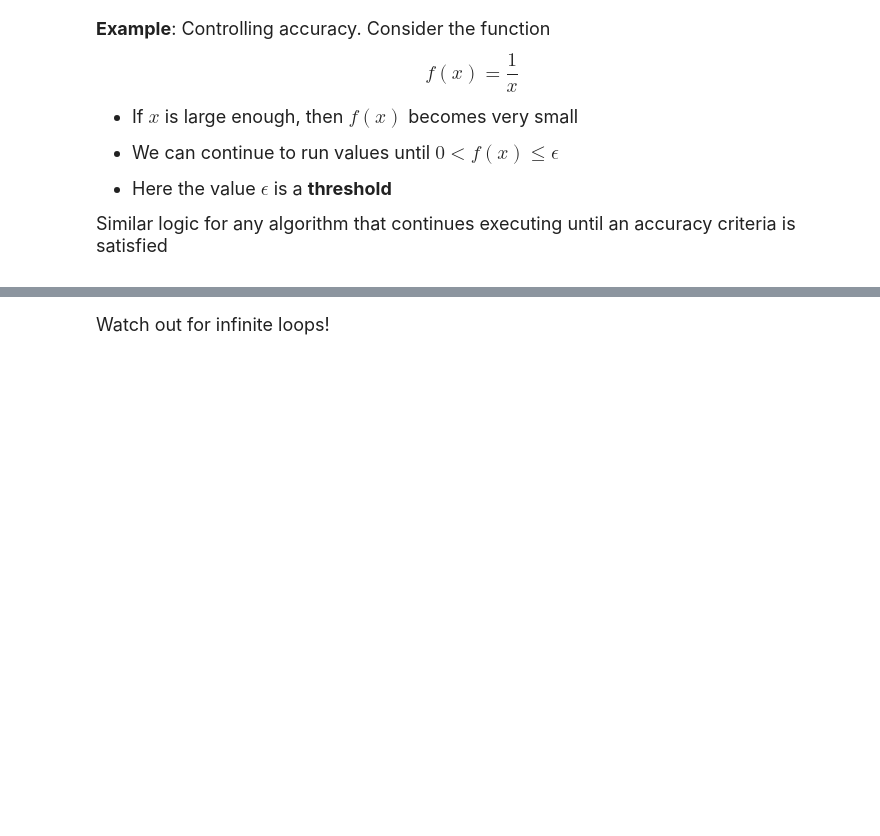
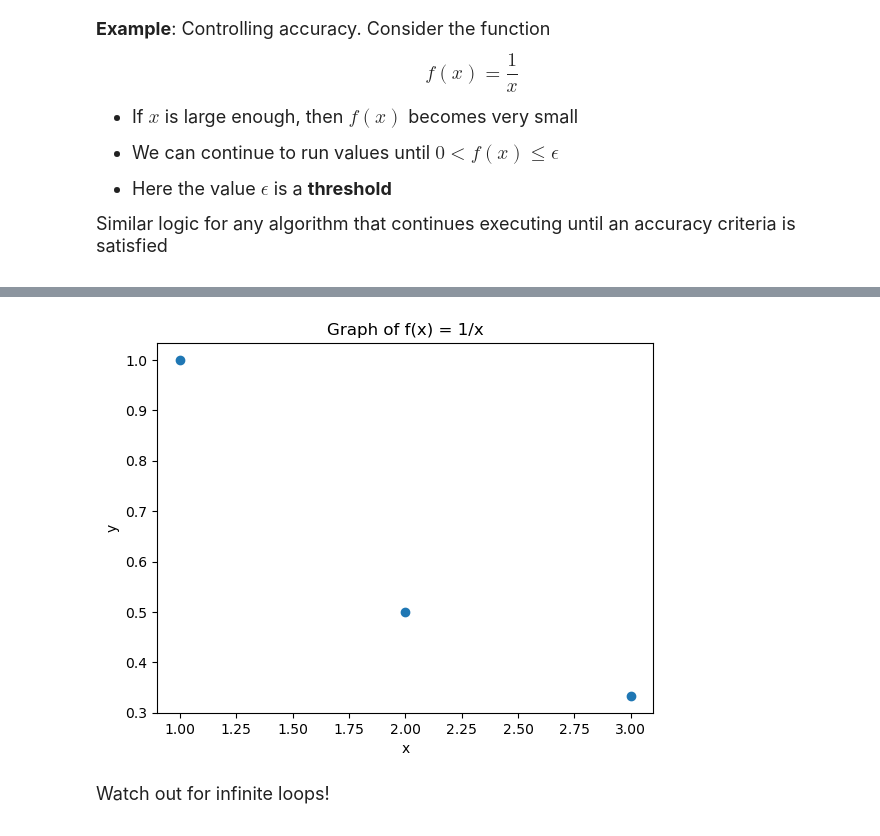
Before and after one commit to larissay23/datasci151spring2026, a Jupyter notebook: lecture_08/lecture_08 copy.ipynb, the cells around one changed output, grey strips where cells are left out. Cells and saved outputs as stored; diff of their text form; code cells hidden in the pictures; blank space fills up the shorter version.

```diff
--- a/lecture_08/lecture_08 copy.ipynb
+++ b/lecture_08/lecture_08 copy.ipynb
@@ -487,3 +587,29 @@ plt.show()
+# %%
+#for loops, we know how many times to run
+#for while, we don't know but it will keep running until something becomes false
+
+# Specify a threshold level
+
+eps = 0.25
+
+x_list = [] #start with empty lists
+y_list = []
+
+
+x = 1
+while 1/x > eps: #saying check if this is true, if it is run what is within // when it comes false, it goes out of loop to single commands coming after the loop
+    x_list.append(x)
+    y_list.append(1/x)
+    x = x + 1
+
+plt.scatter(x = x_list, y = y_list)
+plt.title("Graph of f(x) = 1/x")
+plt.xlabel('x')
+plt.ylabel("y")
+plt.show()
+#runs until x=39 because x=40 means 1/x = 0.025 so 1/x > eps becomes false so loop no longer runs anymore
+# %% [output]
+[figure, added]
 # %%
 # This code loops over the list of players
 # and stops once 2 tennis players are found
```
Also changed, not shown: parts of 6 cells of this notebook.
